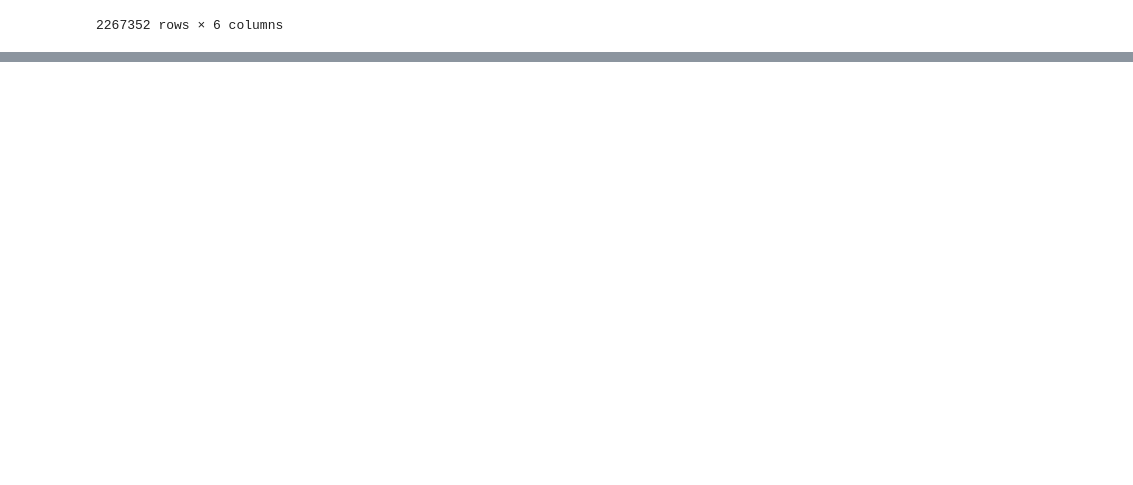
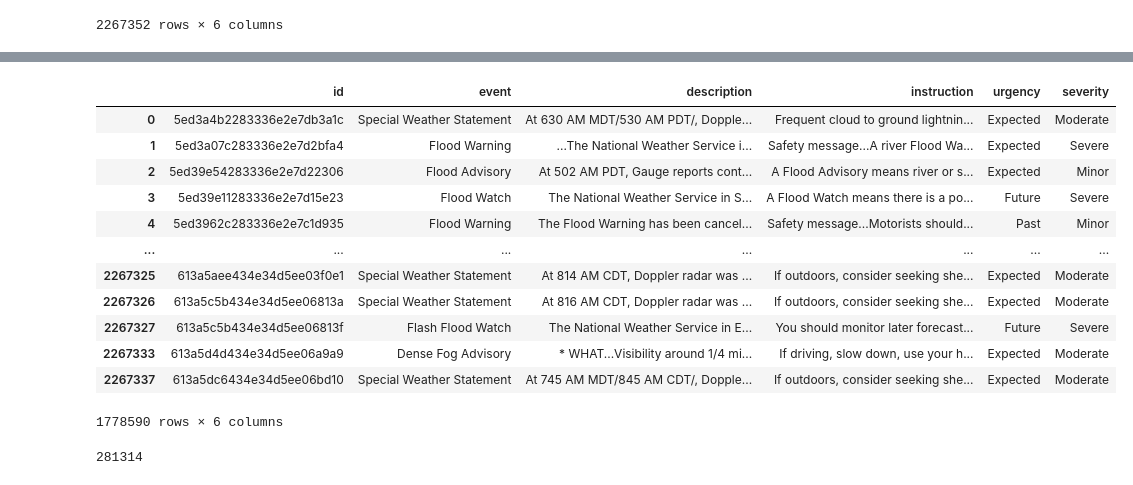
Before and after one commit to Ghisbe/Alarmas_pictogramas, a Jupyter notebook: Segunda_limpieza.ipynb, the cells around one changed output, grey strips where cells are left out. Saved outputs shown, nothing was run; the diff lists cells and outputs as text; code cells hidden in the pictures; blank space fills up the shorter version.

```diff
--- a/Segunda_limpieza.ipynb
+++ b/Segunda_limpieza.ipynb
@@ -64,0 +86,3 @@ df
+# %%
+# elimina registros con valores nulos en todo el DataFrame
+df_sin_nulos = df.dropna(subset=['description', 'instruction'])
@@ -64,0 +105,23 @@ df
+# %%
+df_sin_nulos
+# %% [output]
+|  | id | event | description | instruction | urgency | severity |
+| 0 | 5ed3a4b2283336e2e7db3a1c | Special Weather Statement | At 630 AM MDT/530 AM PDT/, Dopple... | Frequent cloud to ground lightnin... | Expected | Moderate |
+| 1 | 5ed3a07c283336e2e7d2bfa4 | Flood Warning | ...The National Weather Service i... | Safety message...A river Flood Wa... | Expected | Severe |
+| 2 | 5ed39e54283336e2e7d22306 | Flood Advisory | At 502 AM PDT, Gauge reports cont... | A Flood Advisory means river or s... | Expected | Minor |
+| 3 | 5ed39e11283336e2e7d15e23 | Flood Watch | The National Weather Service in S... | A Flood Watch means there is a po... | Future | Severe |
+| 4 | 5ed3962c283336e2e7c1d935 | Flood Warning | The Flood Warning has been cancel... | Safety message...Motorists should... | Past | Minor |
+| ... | ... | ... | ... | ... | ... | ... |
+| 2267325 | 613a5aee434e34d5ee03f0e1 | Special Weather Statement | At 814 AM CDT, Doppler radar was ... | If outdoors, consider seeking she... | Expected | Moderate |
+| 2267326 | 613a5c5b434e34d5ee06813a | Special Weather Statement | At 816 AM CDT, Doppler radar was ... | If outdoors, consider seeking she... | Expected | Moderate |
+| 2267327 | 613a5c5b434e34d5ee06813f | Flash Flood Watch | The National Weather Service in E... | You should monitor later forecast... | Future | Severe |
+| 2267333 | 613a5d4d434e34d5ee06a9a9 | Dense Fog Advisory | * WHAT...Visibility around 1/4 mi... | If driving, slow down, use your h... | Expected | Moderate |
+| 2267337 | 613a5dc6434e34d5ee06bd10 | Special Weather Statement | At 745 AM MDT/845 AM CDT/, Dopple... | If outdoors, consider seeking she... | Expected | Moderate |
+1778590 rows × 6 columns
+# %%
+# cantidad de registros con instrucción  \n\n
+filas_nn = df_sin_nulos[df_sin_nulos['instruction'] == '\n\n']
+cantidad_nn = len(filas_nn)
+cantidad_nn
+# %% [output]
+281314
```
Also changed, not shown: parts of 15 cells of this notebook.
